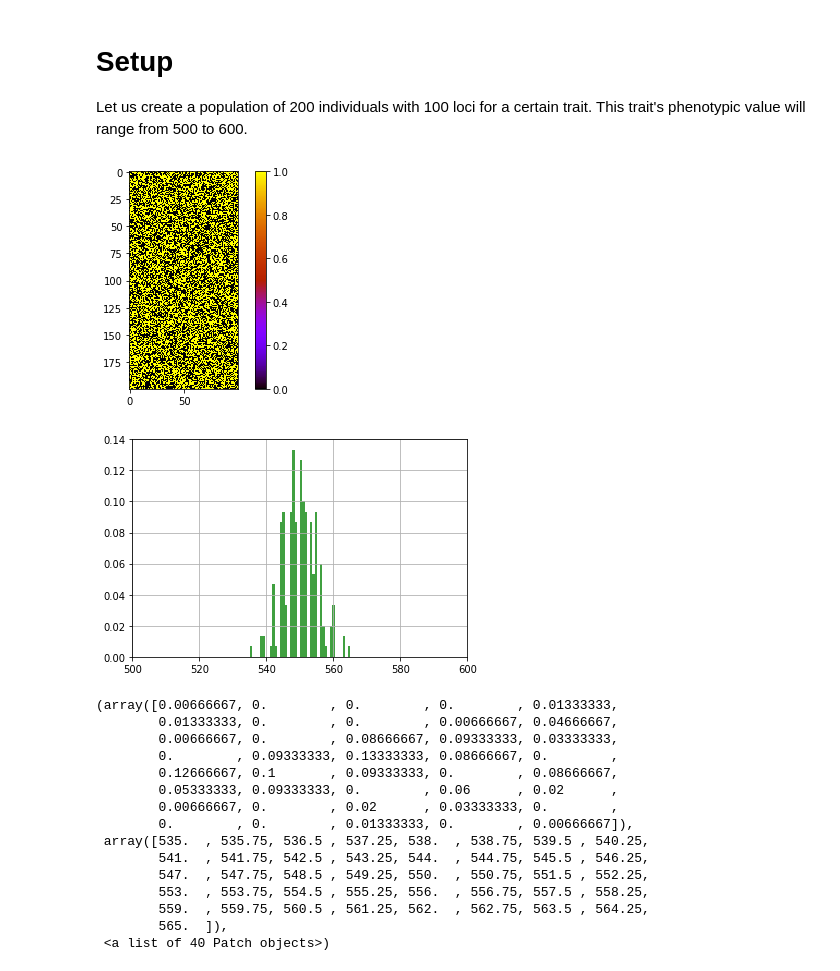
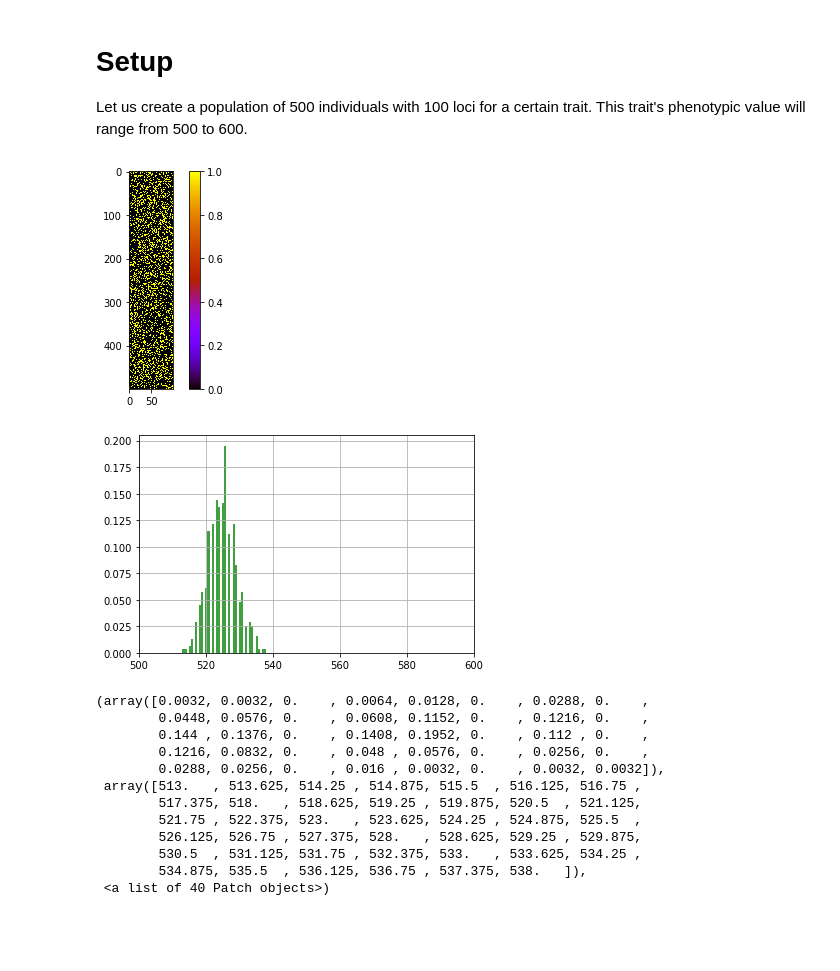
Before and after one commit to porygon-tech/ECO, a Jupyter notebook: demos/tutorial_EVO.ipynb, the cells around one changed output. Drawn from its saved outputs; the diff is of its cells as text; code cells hidden in the pictures; blank space fills up the shorter version.

```diff
--- a/demos/tutorial_EVO.ipynb
+++ b/demos/tutorial_EVO.ipynb
@@ -13,29 +19,26 @@ import numpy as np
 import matplotlib.pyplot as plt
 # %% [markdown]
 # Setup
-Let us create a population of 200 individuals with 100 loci for a certain trait. This trait's phenotypic value will range from 500 to 600.
+Let us create a population of 500 individuals with 100 loci for a certain trait. This trait's phenotypic value will range from 500 to 600.
 # %%
 nloci = 100
 ps = (500,500+nloci)
-pop = evo.population(200,nloci, skew= 0.5,phenoSpace=ps);pop.show()
+pop = evo.population(500,nloci, skew= 0.25,phenoSpace=ps);pop.show()
 # %% [output]
-[figure, old version]
+[figure, new version]
 # %%
 pop.hist(40)
 # %% [output]
-[figure, old version]
+[figure, new version]
-(array([0.00666667, 0.        , 0.        , 0.        , 0.01333333,
-        0.01333333, 0.        , 0.        , 0.00666667, 0.04666667,
-        0.00666667, 0.        , 0.08666667, 0.09333333, 0.03333333,
-        0.        , 0.09333333, 0.13333333, 0.08666667, 0.        ,
-        0.12666667, 0.1       , 0.09333333, 0.        , 0.08666667,
-        0.05333333, 0.09333333, 0.        , 0.06      , 0.02      ,
-        0.00666667, 0.        , 0.02      , 0.03333333, 0.        ,
-        0.        , 0.        , 0.01333333, 0.        , 0.00666667]),
- array([535.  , 535.75, 536.5 , 537.25, 538.  , 538.75, 539.5 , 540.25,
-        541.  , 541.75, 542.5 , 543.25, 544.  , 544.75, 545.5 , 546.25,
-        547.  , 547.75, 548.5 , 549.25, 550.  , 550.75, 551.5 , 552.25,
-        553.  , 553.75, 554.5 , 555.25, 556.  , 556.75, 557.5 , 558.25,
-        559.  , 559.75, 560.5 , 561.25, 562.  , 562.75, 563.5 , 564.25,
-        565.  ]),
+(array([0.0032, 0.0032, 0.    , 0.0064, 0.0128, 0.    , 0.0288, 0.    ,
+        0.0448, 0.0576, 0.    , 0.0608, 0.1152, 0.    , 0.1216, 0.    ,
+        0.144 , 0.1376, 0.    , 0.1408, 0.1952, 0.    , 0.112 , 0.    ,
+        0.1216, 0.0832, 0.    , 0.048 , 0.0576, 0.    , 0.0256, 0.    ,
+        0.0288, 0.0256, 0.    , 0.016 , 0.0032, 0.    , 0.0032, 0.0032]),
+ array([513.   , 513.625, 514.25 , 514.875, 515.5  , 516.125, 516.75 ,
+        517.375, 518.   , 518.625, 519.25 , 519.875, 520.5  , 521.125,
+        521.75 , 522.375, 523.   , 523.625, 524.25 , 524.875, 525.5  ,
+        526.125, 526.75 , 527.375, 528.   , 528.625, 529.25 , 529.875,
+        530.5  , 531.125, 531.75 , 532.375, 533.   , 533.625, 534.25 ,
+        534.875, 535.5  , 536.125, 536.75 , 537.375, 538.   ]),
  <a list of 40 Patch objects>)
```
Also changed, not shown: parts of 6 cells of this notebook.
